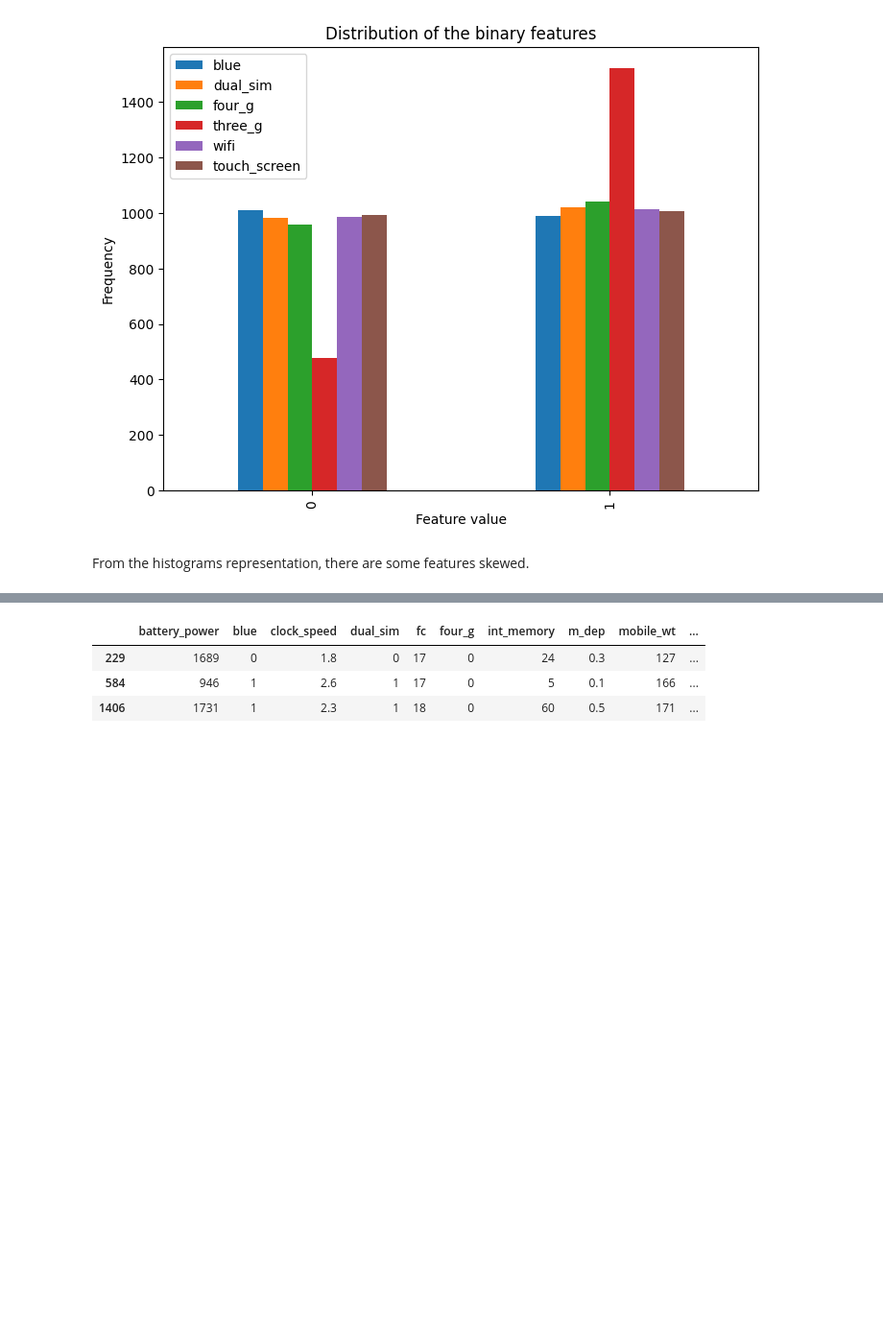
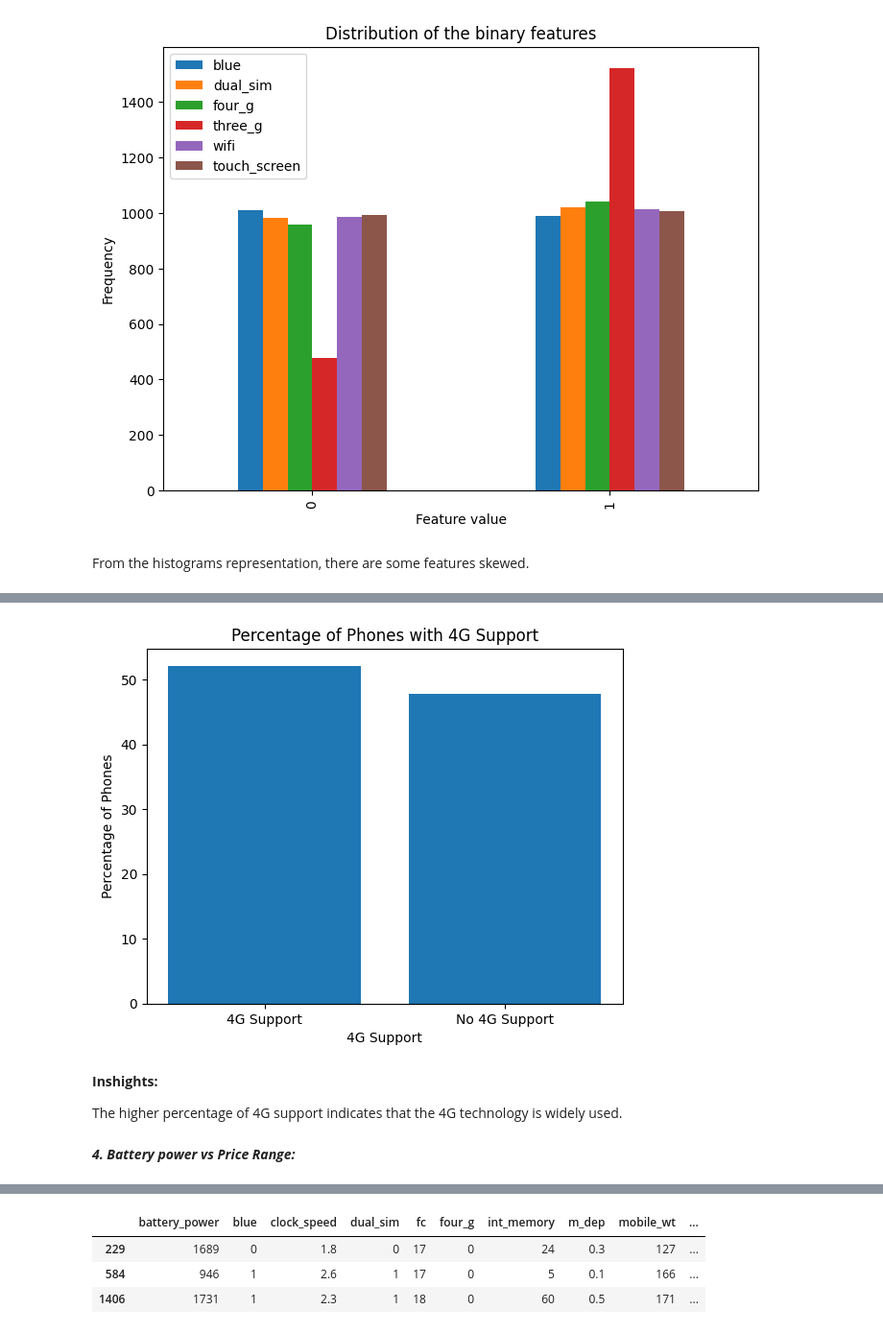
Before and after one commit to HendEmad/Mobile_price_prediction, a Jupyter notebook: notebooks/price_prediction.ipynb, the cells around one changed output, grey strips where cells are left out. Shown at 96% size. Drawn from its saved outputs; the diff is of its cells as text; code cells hidden in the pictures; blank space fills up the shorter version.

```diff
--- a/notebooks/price_prediction.ipynb
+++ b/notebooks/price_prediction.ipynb
@@ -245,0 +289,22 @@ From the histograms representation, there are some features skewed.
+# %%
+num_4g_phones = len(train_data[train_data['four_g'] == 1])
+# %%
+num_non_4g_phones = len(train_data[train_data['four_g'] == 0])
+# %%
+percent_4g_phones = num_4g_phones / len(train_data) * 100
+# %%
+percent_non_4g_phones = num_non_4g_phones / len(train_data) * 100
+# %%
+plt.bar(['4G Support', 'No 4G Support'], [percent_4g_phones, percent_non_4g_phones])
+plt.xlabel('4G Support')
+plt.ylabel('Percentage of Phones')
+plt.title('Percentage of Phones with 4G Support')
+plt.show()
+# %% [output]
+[figure, added]
+# %% [markdown]
+**Inshights:**
+
+The higher percentage of 4G support indicates that the 4G technology is widely used.
+# %% [markdown]
+***4. Battery power vs Price Range:***
```
Also changed, not shown: parts of 60 cells of this notebook.
